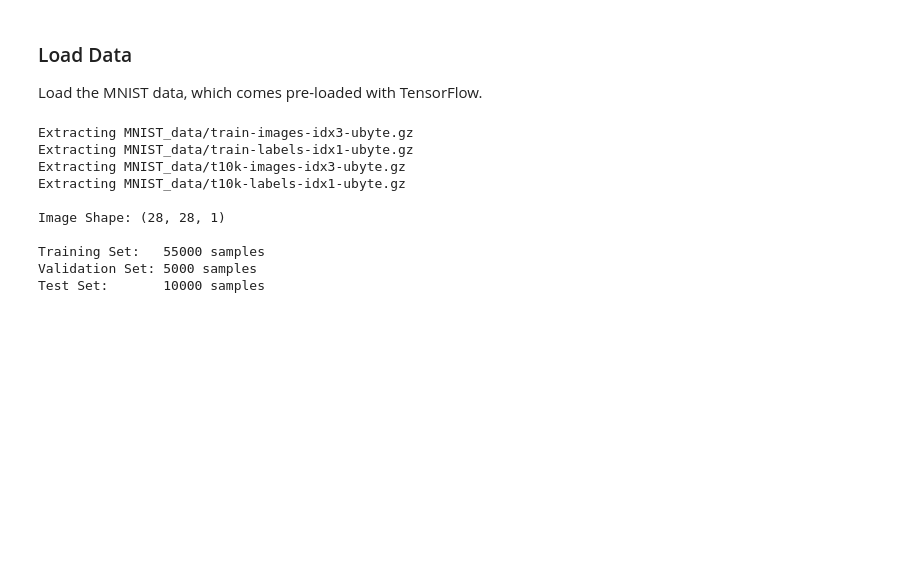
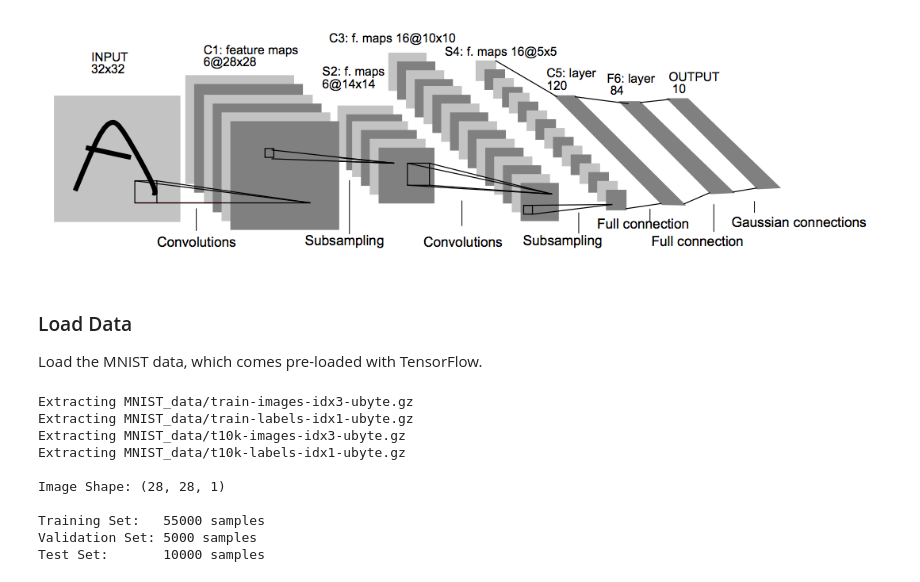
Before and after one commit to shrinidhi99/Computer-Vision, a Jupyter notebook: Assignment/assignment.ipynb, the cells around one changed output. Drawn from its saved outputs; the diff is of its cells as text; code cells hidden in the pictures; blank space fills up the shorter version.

Commit message:
added images

```diff
--- a/Assignment/assignment.ipynb
+++ b/Assignment/assignment.ipynb
@@ -4,4 +3,9 @@
 Source: Yan LeCun
+# %%
+from PIL import Image
+Image.open('./lenet.png')
+# %% [output]
+[figure, added]
 # %% [markdown]
 ### Load Data
 
```
Also changed, not shown: parts of 3 cells of this notebook, 1 other file.
